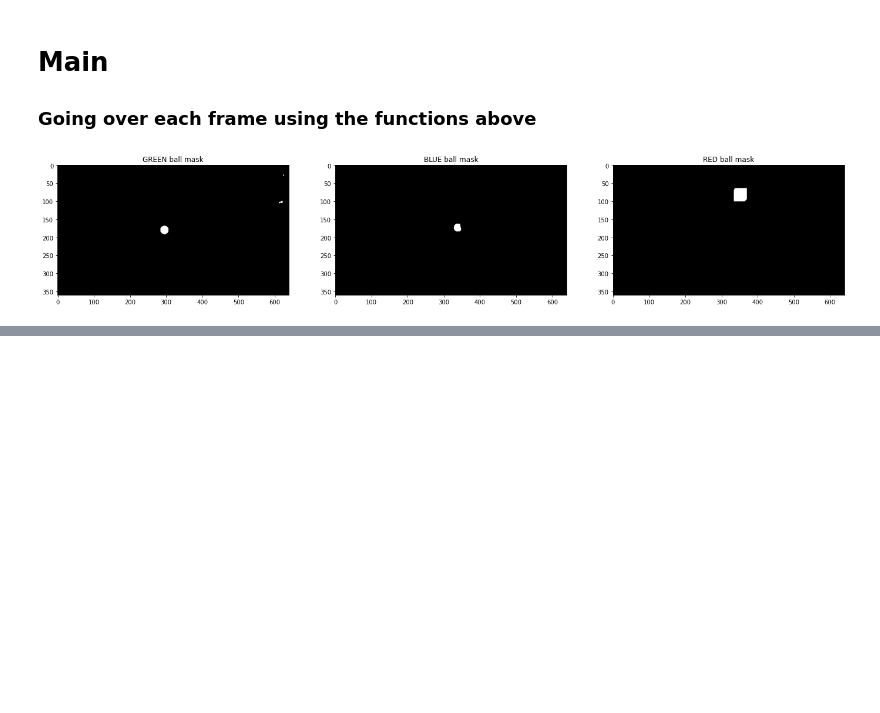
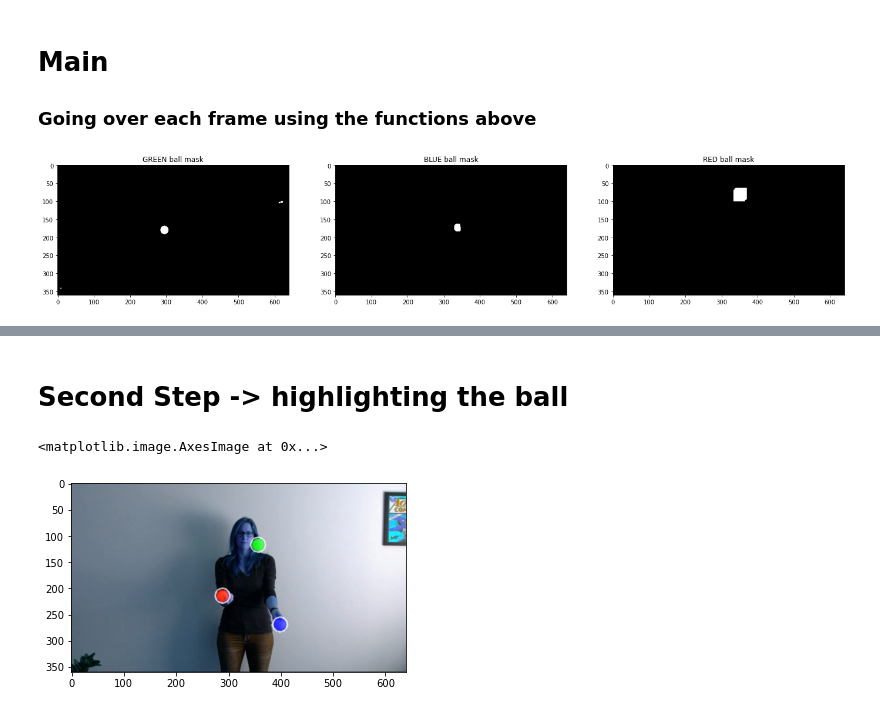
Before and after one commit to elimlk/CVfinalProject, a Jupyter notebook: CVFinalProject.ipynb, the cells around one changed output, grey strips where cells are left out. Cells and saved outputs as stored; diff of their text form; code cells hidden in the pictures; blank space fills up the shorter version.

```diff
--- a/CVFinalProject.ipynb
+++ b/CVFinalProject.ipynb
@@ -289,3 +302,11 @@ plt.plot(vpsRed,color='RED')
+# %% [markdown]
+# Second Step -> highlighting the ball
+# %%
+frameDemo, centerGreen,centerBlue,centerRed = findBalls(frameDemo)
+plt.imshow(frameDemo)
+# %% [output]
+<matplotlib.image.AxesImage at 0x...>
+[figure, added]
 # %%
 ptsGreen.clear()
 ptsBlue.clear()
```
Also changed, not shown: parts of 6 cells of this notebook, 1 other file.
